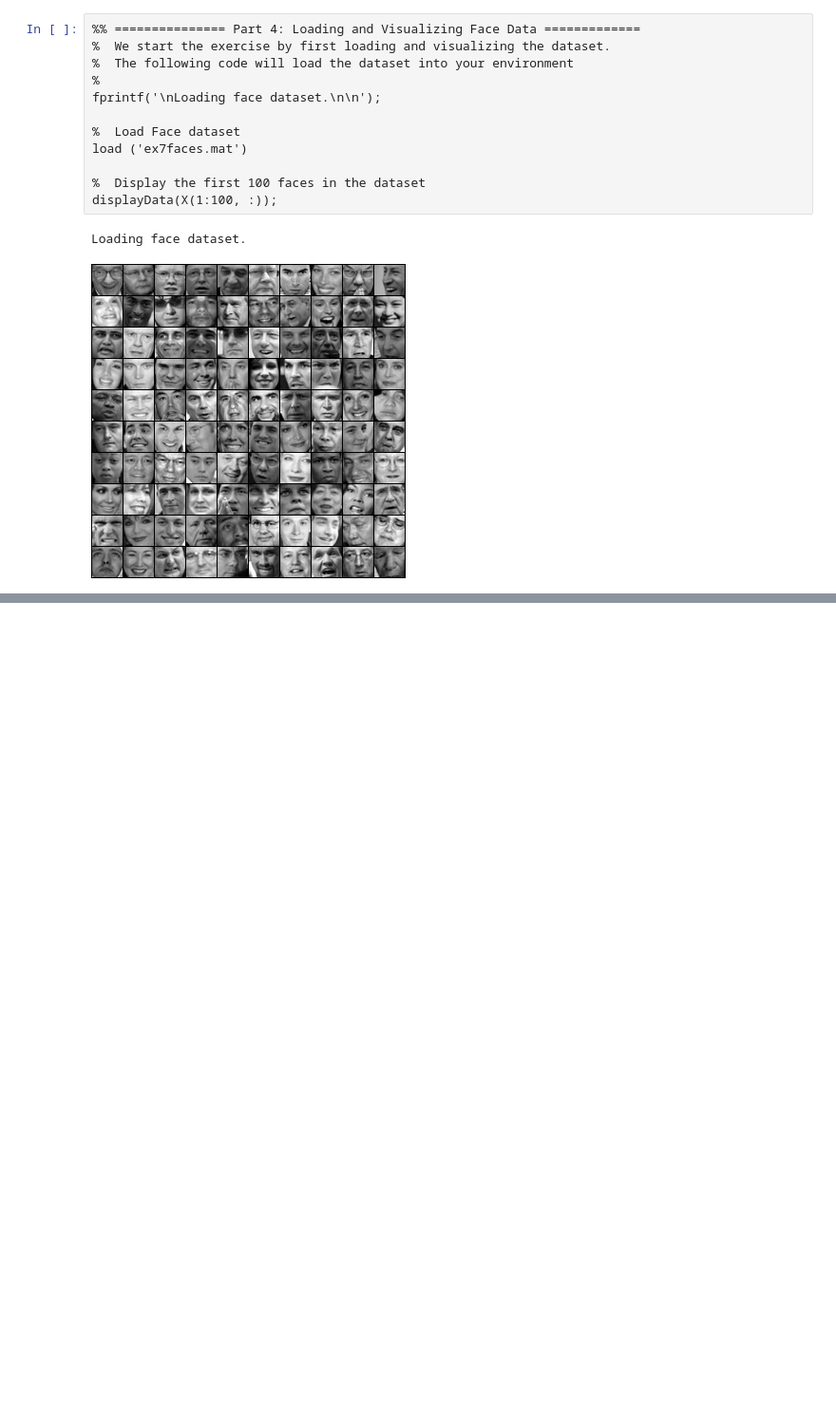
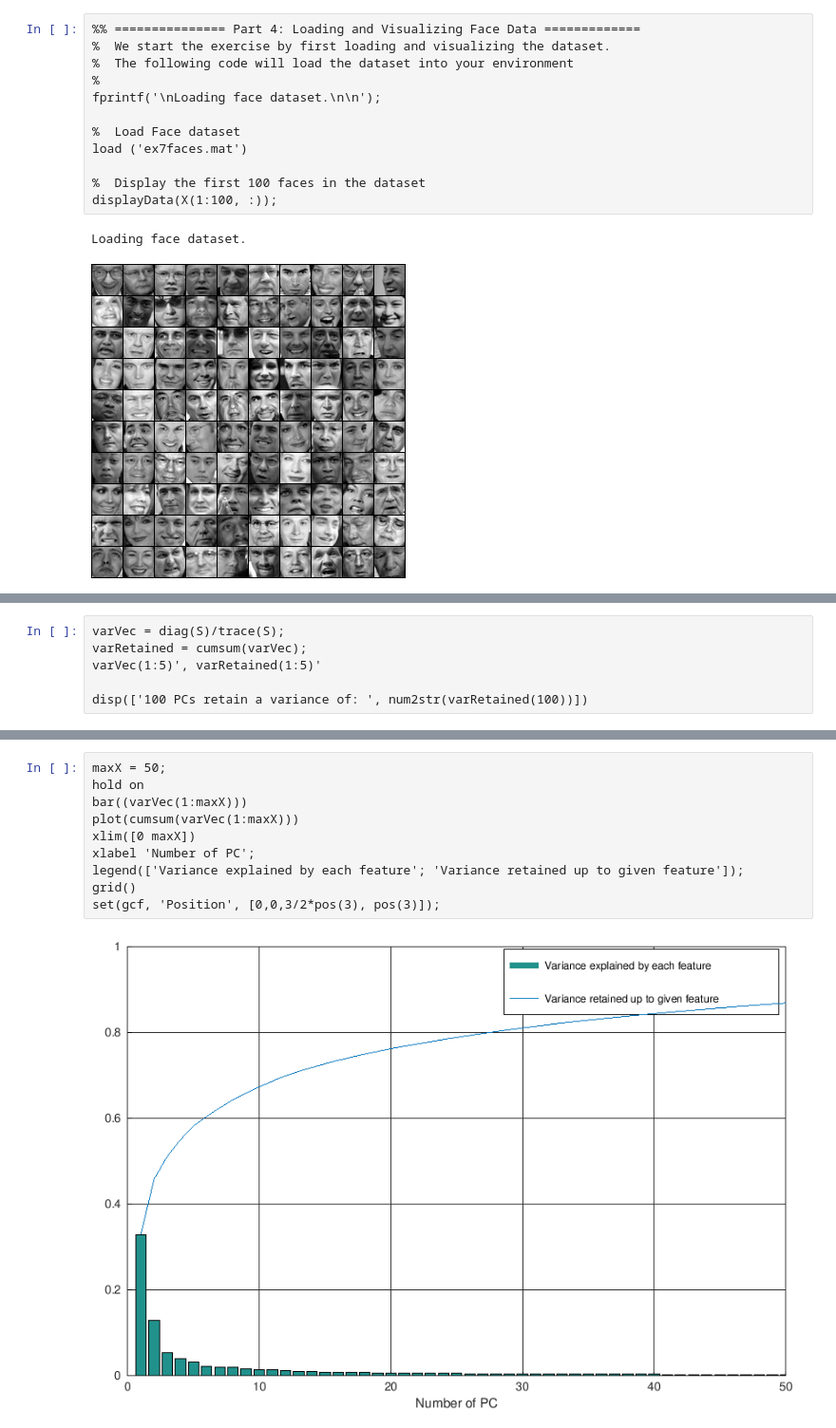
Before and after one commit to hernandezhdd/Machine-Learning-Stanford, a Jupyter notebook: ex7-octave/ex7_pca.ipynb, the cells around one changed output, grey strips where cells are left out. Shown at 95% size. Drawn from its saved outputs; the diff is of its cells as text; blank space fills up the shorter version.

```diff
--- a/ex7-octave/ex7_pca.ipynb
+++ b/ex7-octave/ex7_pca.ipynb
@@ -144,0 +184,6 @@ Loading face dataset.
+# %%
+varVec = diag(S)/trace(S);
+varRetained = cumsum(varVec);
+varVec(1:5)', varRetained(1:5)'
+
+disp(['100 PCs retain a variance of: ', num2str(varRetained(100))])
@@ -144,0 +200,12 @@ Loading face dataset.
+# %%
+maxX = 50;
+hold on
+bar((varVec(1:maxX)))
+plot(cumsum(varVec(1:maxX)))
+xlim([0 maxX])
+xlabel 'Number of PC';
+legend(['Variance explained by each feature'; 'Variance retained up to given feature']);
+grid()
+set(gcf, 'Position', [0,0,3/2*pos(3), pos(3)]);
+# %% [output]
+[figure, added]
```
Also changed, not shown: parts of 13 cells of this notebook, 1 other file.
